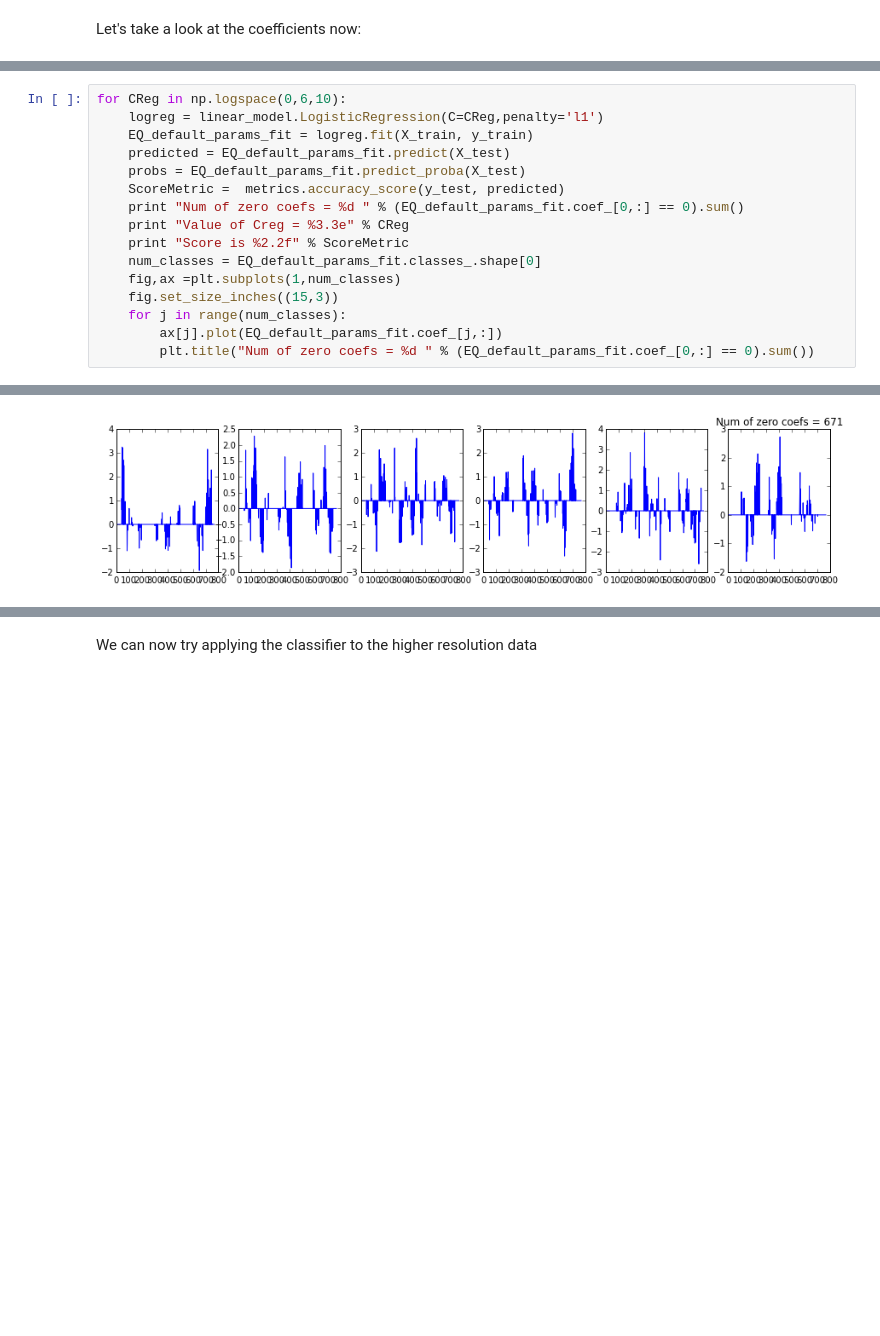
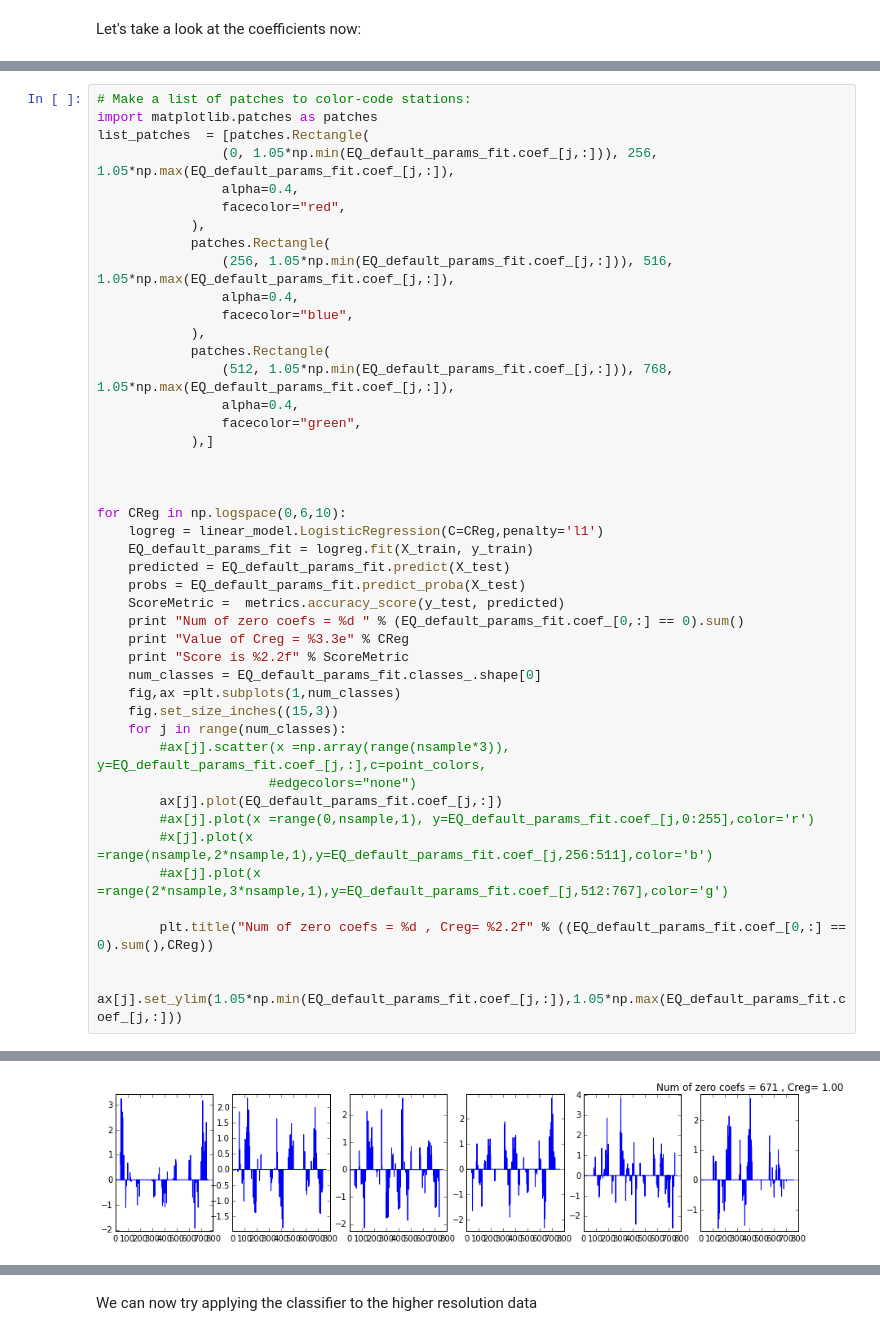
Before and after one commit to AntonBiryukovUofC/WI_modeling, a Jupyter notebook: Untitled.ipynb, the cells around one changed output, grey strips where cells are left out. Saved outputs shown, nothing was run; the diff lists cells and outputs as text; blank space fills up the shorter version.

```diff
--- a/Untitled.ipynb
+++ b/Untitled.ipynb
@@ -182,4 +184,24 @@ Num of zero coefs = 1
 # %%
+# Make a list of patches to color-code stations:
+import matplotlib.patches as patches
+list_patches  = [patches.Rectangle(
+                (0, 1.05*np.min(EQ_default_params_fit.coef_[j,:])), 256, 1.05*np.max(EQ_default_params_fit.coef_[j,:]),
+                alpha=0.4,
+                facecolor="red",
+            ),
+            patches.Rectangle(
+                (256, 1.05*np.min(EQ_default_params_fit.coef_[j,:])), 516, 1.05*np.max(EQ_default_params_fit.coef_[j,:]),
+                alpha=0.4,
+                facecolor="blue",
+            ),
+            patches.Rectangle(
+                (512, 1.05*np.min(EQ_default_params_fit.coef_[j,:])), 768, 1.05*np.max(EQ_default_params_fit.coef_[j,:]),
+                alpha=0.4,
+                facecolor="green",
+            ),]
+
+
+
 for CReg in np.logspace(0,6,10):
     logreg = linear_model.LogisticRegression(C=CReg,penalty='l1')
     EQ_default_params_fit = logreg.fit(X_train, y_train)
@@ -193,8 +215,16 @@ for CReg in np.logspace(0,6,10):
     fig,ax =plt.subplots(1,num_classes)
     fig.set_size_inches((15,3))
     for j in range(num_classes):
+        #ax[j].scatter(x =np.array(range(nsample*3)), y=EQ_default_params_fit.coef_[j,:],c=point_colors,
+                      #edgecolors="none")
         ax[j].plot(EQ_default_params_fit.coef_[j,:])
-        plt.title("Num of zero coefs = %d " % (EQ_default_params_fit.coef_[0,:] == 0).sum())
+        #ax[j].plot(x =range(0,nsample,1), y=EQ_default_params_fit.coef_[j,0:255],color='r')
+        #x[j].plot(x =range(nsample,2*nsample,1),y=EQ_default_params_fit.coef_[j,256:511],color='b')
+        #ax[j].plot(x =range(2*nsample,3*nsample,1),y=EQ_default_params_fit.coef_[j,512:767],color='g')
+
+        plt.title("Num of zero coefs = %d , Creg= %2.2f" % ((EQ_default_params_fit.coef_[0,:] == 0).sum(),CReg))
+
+        ax[j].set_ylim(1.05*np.min(EQ_default_params_fit.coef_[j,:]),1.05*np.max(EQ_default_params_fit.coef_[j,:]))
 # %% [output]
 Num of zero coefs = 671
 Value of Creg = 1.000e+00
@@ -216 +246 @@ Score is 0.85
-[figure, old version]
+[figure, new version]
```
Also changed, not shown: parts of 4 cells of this notebook.
